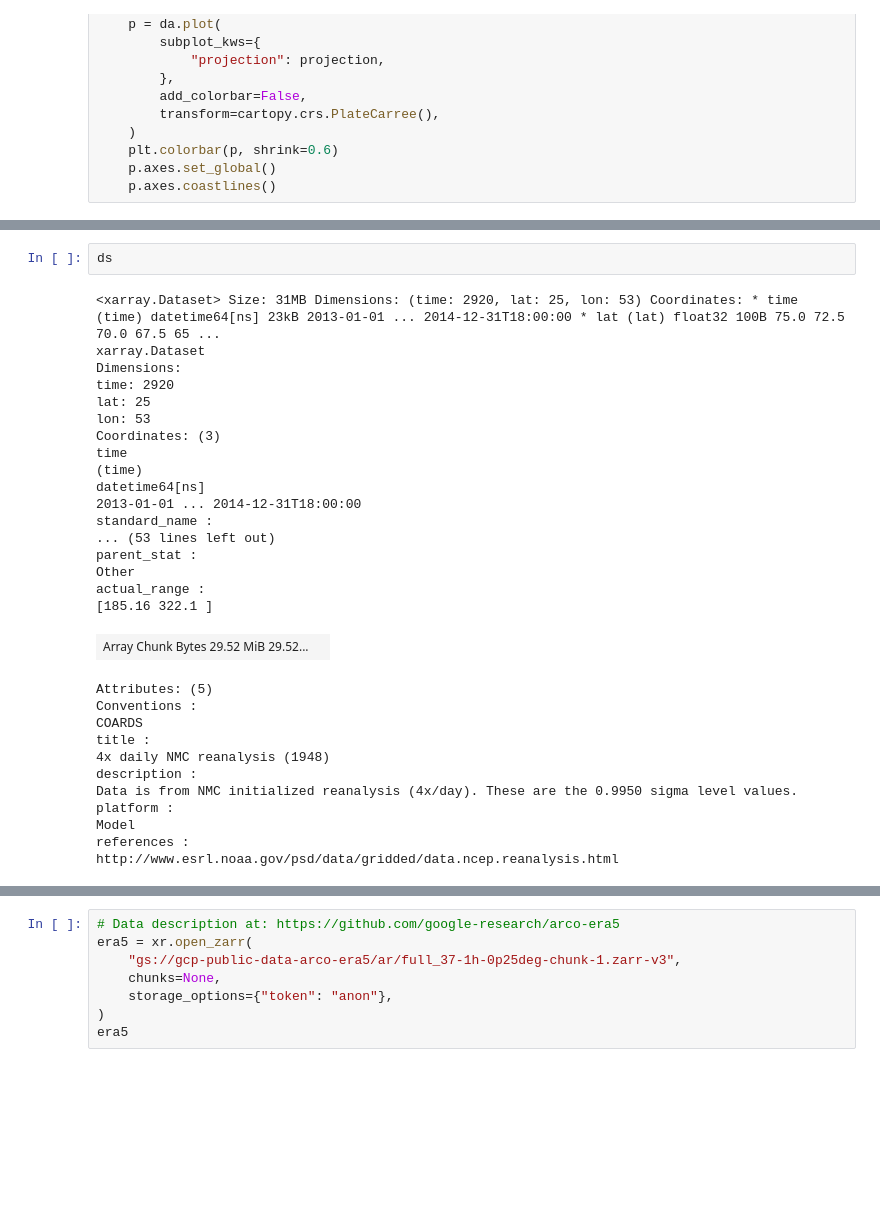
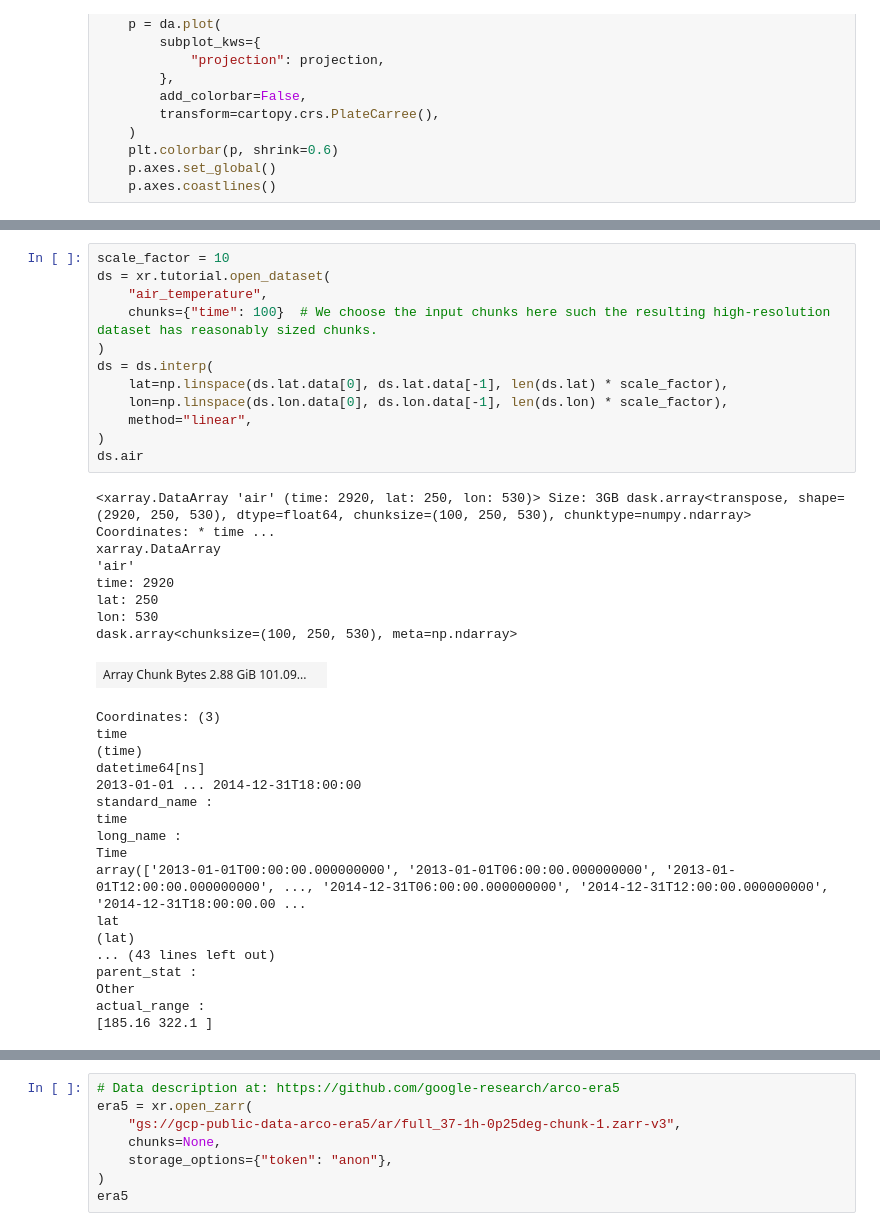
Before and after one commit to bouweandela/parallel-python-xarray-dask-example, a Jupyter notebook: notebook.ipynb, the cells around one changed output, grey strips where cells are left out. Drawn from its saved outputs; the diff is of its cells as text; blank space fills up the shorter version.

```diff
--- a/notebook.ipynb
+++ b/notebook.ipynb
@@ -71,32 +110,38 @@ plot_map(ds.air.isel(time=0), projection=cartopy.crs.Orthographic(-90, 35))
 # %%
-ds
+scale_factor = 10
+ds = xr.tutorial.open_dataset(
+    "air_temperature",
+    chunks={"time": 100}  # We choose the input chunks here such the resulting high-resolution dataset has reasonably sized chunks.
+)
+ds = ds.interp(
+    lat=np.linspace(ds.lat.data[0], ds.lat.data[-1], len(ds.lat) * scale_factor),
+    lon=np.linspace(ds.lon.data[0], ds.lon.data[-1], len(ds.lon) * scale_factor),
+    method="linear",
+)
+ds.air
 # %% [output]
-<xarray.Dataset> Size: 31MB Dimensions: (time: 2920, lat: 25, lon: 53) Coordinates: * time (time) datetime64[ns] 23kB 2013-01-01 ... 2014-12-31T18:00:00 * lat (lat) float32 100B 75.0 72.5 70.0 67.5 65 ...
-xarray.Dataset
-Dimensions:
+<xarray.DataArray 'air' (time: 2920, lat: 250, lon: 530)> Size: 3GB dask.array<transpose, shape=(2920, 250, 530), dtype=float64, chunksize=(100, 250, 530), chunktype=numpy.ndarray> Coordinates: * time ...
+xarray.DataArray
+'air'
 time: 2920
-lat: 25
-lon: 53
-Coordinates: (3)
-time
-(time)
-datetime64[ns]
-2013-01-01 ... 2014-12-31T18:00:00
-standard_name :
-... (53 lines left out)
-parent_stat :
-Other
-actual_range :
-[185.16 322.1 ]
+lat: 250
+lon: 530
+dask.array<chunksize=(100, 250, 530), meta=np.ndarray>
-| Array Chunk Bytes 29.52 MiB 29.52... |  |
+| Array Chunk Bytes 2.88 GiB 101.09... |  |
-Attributes: (5)
-Conventions :
-COARDS
-title :
-4x daily NMC reanalysis (1948)
-description :
-Data is from NMC initialized reanalysis (4x/day). These are the 0.9950 sigma level values.
-platform :
-Model
-references :
-http://www.esrl.noaa.gov/psd/data/gridded/data.ncep.reanalysis.html
+Coordinates: (3)
+time
+(time)
+datetime64[ns]
+2013-01-01 ... 2014-12-31T18:00:00
+standard_name :
+time
+long_name :
+Time
+array(['2013-01-01T00:00:00.000000000', '2013-01-01T06:00:00.000000000', '2013-01-01T12:00:00.000000000', ..., '2014-12-31T06:00:00.000000000', '2014-12-31T12:00:00.000000000', '2014-12-31T18:00:00.00 ...
+lat
+(lat)
+... (43 lines left out)
+parent_stat :
+Other
+actual_range :
+[185.16 322.1 ]
```
Also changed, not shown: parts of 39 cells of this notebook, 2 other files.
